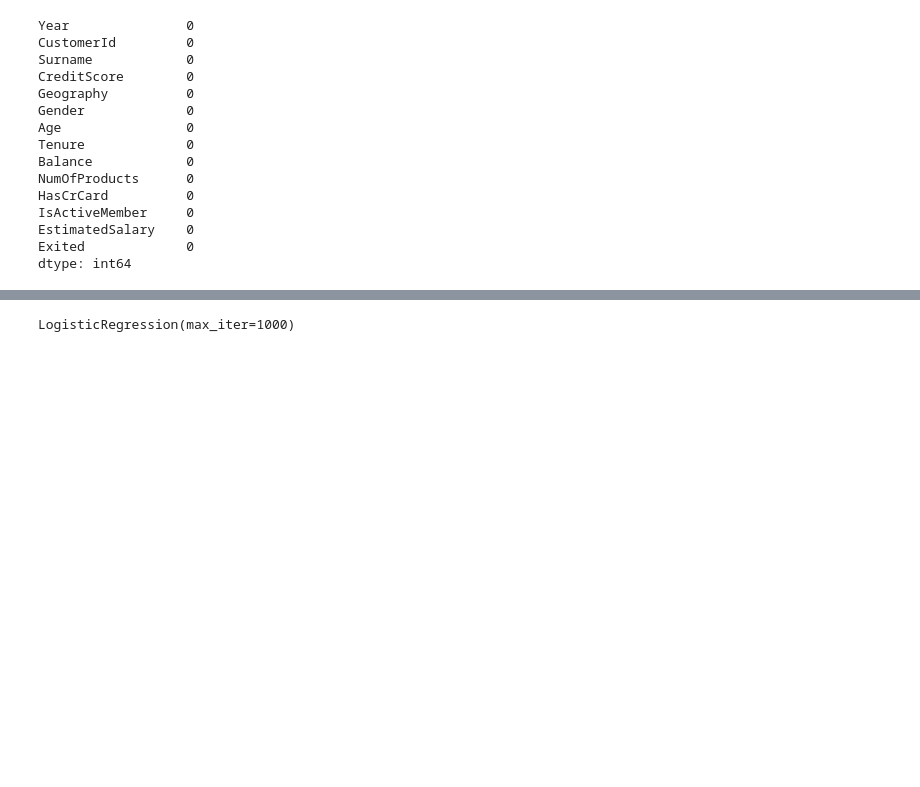
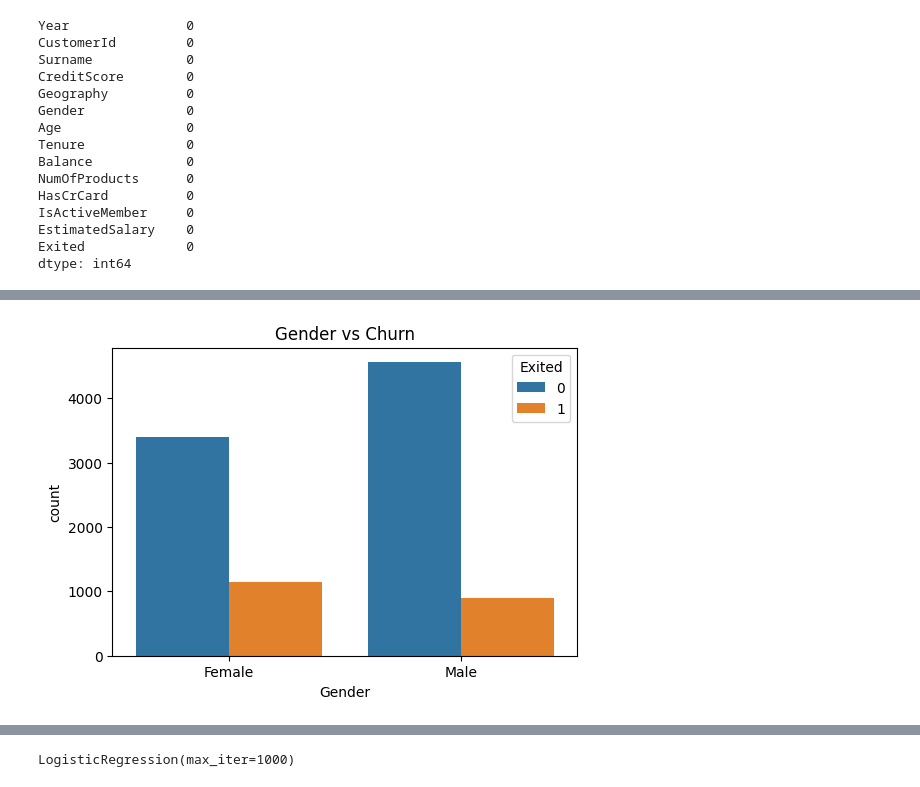
Before and after one commit to DhruvDhapate/Bank-Customer-Churn-Analytics, a Jupyter notebook: EDA_Bank_Prediction.ipynb, the cells around one changed output, grey strips where cells are left out. Saved outputs shown, nothing was run; the diff lists cells and outputs as text; code cells hidden in the pictures; blank space fills up the shorter version.

```diff
--- a/EDA_Bank_Prediction.ipynb
+++ b/EDA_Bank_Prediction.ipynb
@@ -136,3 +130,17 @@ df['EngagementProduct'] = (
+# %%
+plt.figure(figsize=(6,4))
+
+sns.countplot(
+    x='Gender',
+    hue='Exited',
+    data=df
+)
+
+plt.title('Gender vs Churn')
+
+plt.show()
+# %% [output]
+[figure, added]
 # %%
 df = pd.get_dummies(
     df,
```
Also changed, not shown: parts of 16 cells of this notebook.
